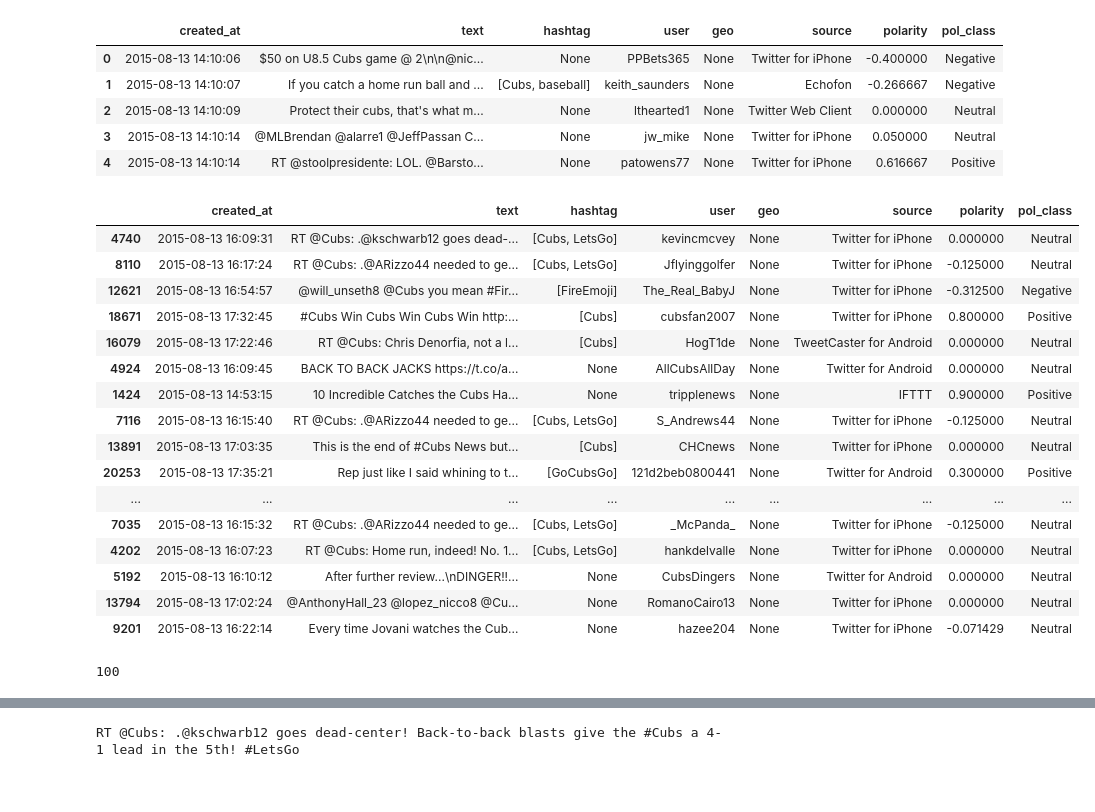
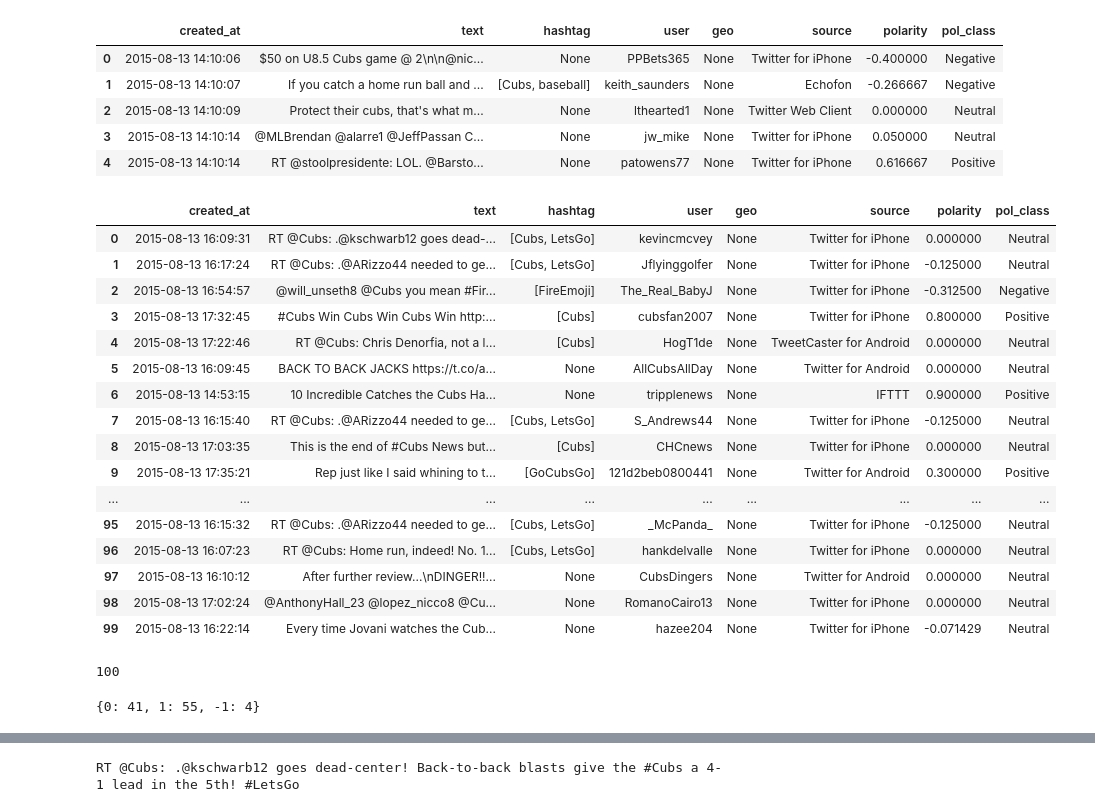
Before and after one commit to yongcho822/Cubs-Sentiment-Analysis-Dashboard, a Jupyter notebook: DaCubs.ipynb, the cells around one changed output, grey strips where cells are left out. Cells and saved outputs as stored; diff of their text form; code cells hidden in the pictures.

```diff
--- a/DaCubs.ipynb
+++ b/DaCubs.ipynb
@@ -287,7 +287,7 @@ DF_with_baseline['pol_class'] = 0
 #basically assigning the middle 20% belly as Neutral values.
 #this will translate to 0.4 to 0.6 in p_pos being classified as Neutrals in a 0 to 1 scale.
 
-cutoff = 0.2
+cutoff = 0.1
 
 DF_with_baseline.loc[DF_with_baseline['polarity'] < -cutoff, 'pol_class'] = 'Negative'
 DF_with_baseline.loc[(DF_with_baseline['polarity'] >= -cutoff) &
@@ -334,23 +333,24 @@ rows = random.sample(DF_with_baseline.index, 100)
 # %%
 df_100 = DF_with_baseline.ix[rows]
 pd.set_option('display.max_rows', 100)
 pd.set_option('display.max_colwidth', 1000)
+df_100 = df_100.reset_index(drop=True)
 df_100
 # %% [output]
 |  | created_at | text | hashtag | user | geo | source | polarity | pol_class |
-| 4740 | 2015-08-13 16:09:31 | RT @Cubs: .@kschwarb12 goes dead-... | [Cubs, LetsGo] | kevincmcvey | None | Twitter for iPhone | 0.000000 | Neutral |
-| 8110 | 2015-08-13 16:17:24 | RT @Cubs: .@ARizzo44 needed to ge... | [Cubs, LetsGo] | Jflyinggolfer | None | Twitter for iPhone | -0.125000 | Neutral |
-| 12621 | 2015-08-13 16:54:57 | @will_unseth8 @Cubs you mean #Fir... | [FireEmoji] | The_Real_BabyJ | None | Twitter for iPhone | -0.312500 | Negative |
-| 18671 | 2015-08-13 17:32:45 | #Cubs Win Cubs Win Cubs Win http:... | [Cubs] | cubsfan2007 | None | Twitter for iPhone | 0.800000 | Positive |
-| 16079 | 2015-08-13 17:22:46 | RT @Cubs: Chris Denorfia, not a l... | [Cubs] | HogT1de | None | TweetCaster for Android | 0.000000 | Neutral |
-| 4924 | 2015-08-13 16:09:45 | BACK TO BACK JACKS https://t.co/a... | None | AllCubsAllDay | None | Twitter for Android | 0.000000 | Neutral |
-| 1424 | 2015-08-13 14:53:15 | 10 Incredible Catches the Cubs Ha... | None | tripplenews | None | IFTTT | 0.900000 | Positive |
-| 7116 | 2015-08-13 16:15:40 | RT @Cubs: .@ARizzo44 needed to ge... | [Cubs, LetsGo] | S_Andrews44 | None | Twitter for iPhone | -0.125000 | Neutral |
-| 13891 | 2015-08-13 17:03:35 | This is the end of #Cubs News but... | [Cubs] | CHCnews | None | Twitter for iPhone | 0.000000 | Neutral |
-| 20253 | 2015-08-13 17:35:21 | Rep just like I said whining to t... | [GoCubsGo] | 121d2beb0800441 | None | Twitter for Android | 0.300000 | Positive |
+| 0 | 2015-08-13 16:09:31 | RT @Cubs: .@kschwarb12 goes dead-... | [Cubs, LetsGo] | kevincmcvey | None | Twitter for iPhone | 0.000000 | Neutral |
+| 1 | 2015-08-13 16:17:24 | RT @Cubs: .@ARizzo44 needed to ge... | [Cubs, LetsGo] | Jflyinggolfer | None | Twitter for iPhone | -0.125000 | Neutral |
+| 2 | 2015-08-13 16:54:57 | @will_unseth8 @Cubs you mean #Fir... | [FireEmoji] | The_Real_BabyJ | None | Twitter for iPhone | -0.312500 | Negative |
+| 3 | 2015-08-13 17:32:45 | #Cubs Win Cubs Win Cubs Win http:... | [Cubs] | cubsfan2007 | None | Twitter for iPhone | 0.800000 | Positive |
+| 4 | 2015-08-13 17:22:46 | RT @Cubs: Chris Denorfia, not a l... | [Cubs] | HogT1de | None | TweetCaster for Android | 0.000000 | Neutral |
+| 5 | 2015-08-13 16:09:45 | BACK TO BACK JACKS https://t.co/a... | None | AllCubsAllDay | None | Twitter for Android | 0.000000 | Neutral |
+| 6 | 2015-08-13 14:53:15 | 10 Incredible Catches the Cubs Ha... | None | tripplenews | None | IFTTT | 0.900000 | Positive |
+| 7 | 2015-08-13 16:15:40 | RT @Cubs: .@ARizzo44 needed to ge... | [Cubs, LetsGo] | S_Andrews44 | None | Twitter for iPhone | -0.125000 | Neutral |
+| 8 | 2015-08-13 17:03:35 | This is the end of #Cubs News but... | [Cubs] | CHCnews | None | Twitter for iPhone | 0.000000 | Neutral |
+| 9 | 2015-08-13 17:35:21 | Rep just like I said whining to t... | [GoCubsGo] | 121d2beb0800441 | None | Twitter for Android | 0.300000 | Positive |
 | ... | ... | ... | ... | ... | ... | ... | ... | ... |
-| 7035 | 2015-08-13 16:15:32 | RT @Cubs: .@ARizzo44 needed to ge... | [Cubs, LetsGo] | _McPanda_ | None | Twitter for iPhone | -0.125000 | Neutral |
-| 4202 | 2015-08-13 16:07:23 | RT @Cubs: Home run, indeed! No. 1... | [Cubs, LetsGo] | hankdelvalle | None | Twitter for iPhone | 0.000000 | Neutral |
-| 5192 | 2015-08-13 16:10:12 | After further review...\nDINGER!!... | None | CubsDingers | None | Twitter for Android | 0.000000 | Neutral |
-| 13794 | 2015-08-13 17:02:24 | @AnthonyHall_23 @lopez_nicco8 @Cu... | None | RomanoCairo13 | None | Twitter for iPhone | 0.000000 | Neutral |
-| 9201 | 2015-08-13 16:22:14 | Every time Jovani watches the Cub... | None | hazee204 | None | Twitter for iPhone | -0.071429 | Neutral |
+| 95 | 2015-08-13 16:15:32 | RT @Cubs: .@ARizzo44 needed to ge... | [Cubs, LetsGo] | _McPanda_ | None | Twitter for iPhone | -0.125000 | Neutral |
+| 96 | 2015-08-13 16:07:23 | RT @Cubs: Home run, indeed! No. 1... | [Cubs, LetsGo] | hankdelvalle | None | Twitter for iPhone | 0.000000 | Neutral |
+| 97 | 2015-08-13 16:10:12 | After further review...\nDINGER!!... | None | CubsDingers | None | Twitter for Android | 0.000000 | Neutral |
+| 98 | 2015-08-13 17:02:24 | @AnthonyHall_23 @lopez_nicco8 @Cu... | None | RomanoCairo13 | None | Twitter for iPhone | 0.000000 | Neutral |
+| 99 | 2015-08-13 16:22:14 | Every time Jovani watches the Cub... | None | hazee204 | None | Twitter for iPhone | -0.071429 | Neutral |
@@ -361,6 +367,12 @@ label_list = [1,1,1,1,1,1,1,1,0,1,1,0,0,1,1,1,1,1,1,-1,1,1,1,1,1,0,1,0,-1,1,0,0,
 len(label_list)
 # %% [output]
 100
+# %%
+print dict((i, label_list.count(i)) for i in label_list)
+
+#baseline prediction of all positives/1s (majority class) would be 63% accurate.
+# %% [output]
+{0: 41, 1: 55, -1: 4}
 # %%
 #make a copy of the baseline dataframe so we can convert pol-class to values -1,0,1 to compare to the test set.
 
```
Also changed, not shown: parts of 15 cells of this notebook.
